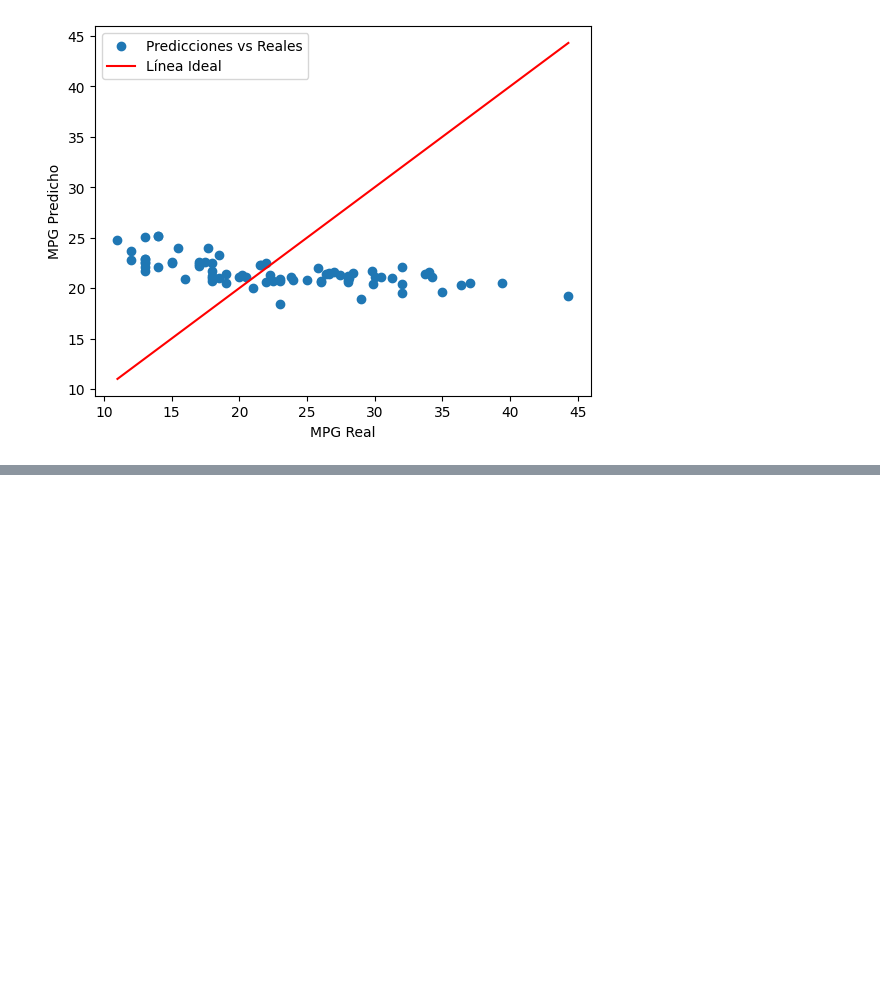
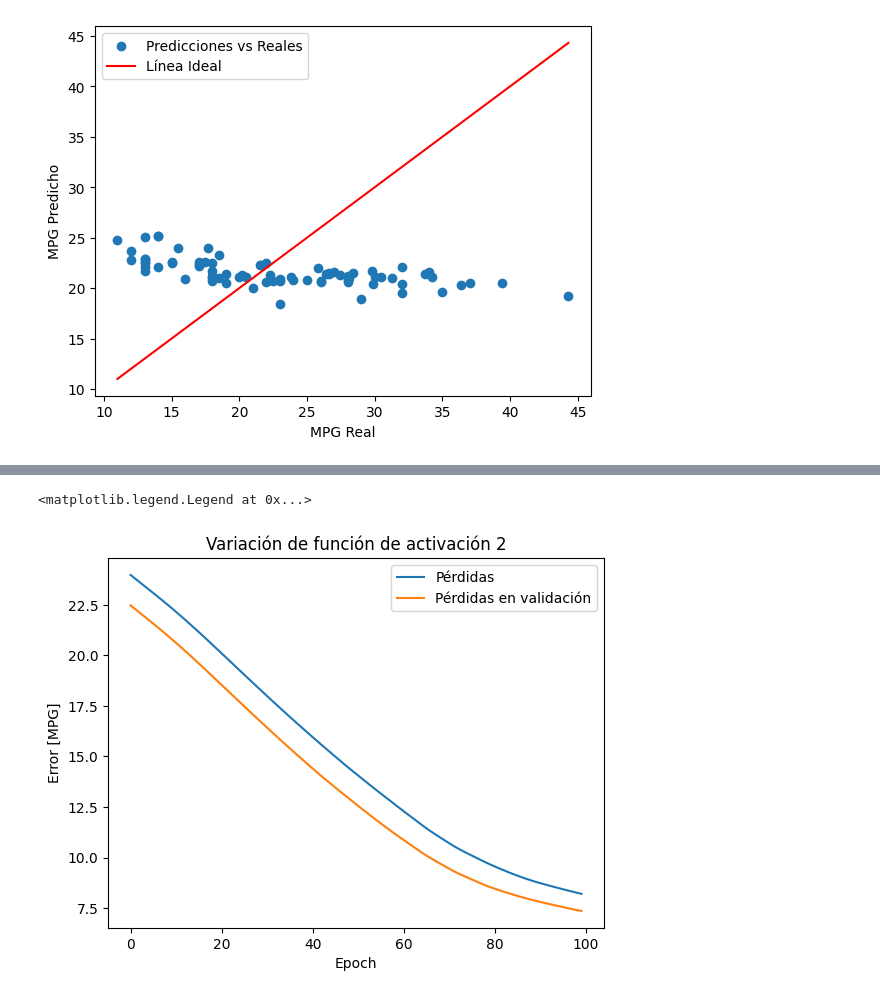
Before and after one commit to EstebanLN/Taller_5_Acpt, a Jupyter notebook: SoporteTaller5.ipynb, the cells around one changed output, grey strips where cells are left out. Drawn from its saved outputs; the diff is of its cells as text; code cells hidden in the pictures; blank space fills up the shorter version.

```diff
--- a/SoporteTaller5.ipynb
+++ b/SoporteTaller5.ipynb
@@ -631,0 +725,10 @@ test_res_NN3
+# %%
+plt.plot(history_NF2.history['loss'], label='Pérdidas')
+plt.plot(history_NF2.history['val_loss'], label='Pérdidas en validación')
+plt.xlabel('Epoch')
+plt.ylabel('Error [MPG]')
+plt.title('Variación de función de activación 2')
+plt.legend()
+# %% [output]
+<matplotlib.legend.Legend at 0x...>
+[figure, added]
```
Also changed, not shown: parts of 40 cells of this notebook.
